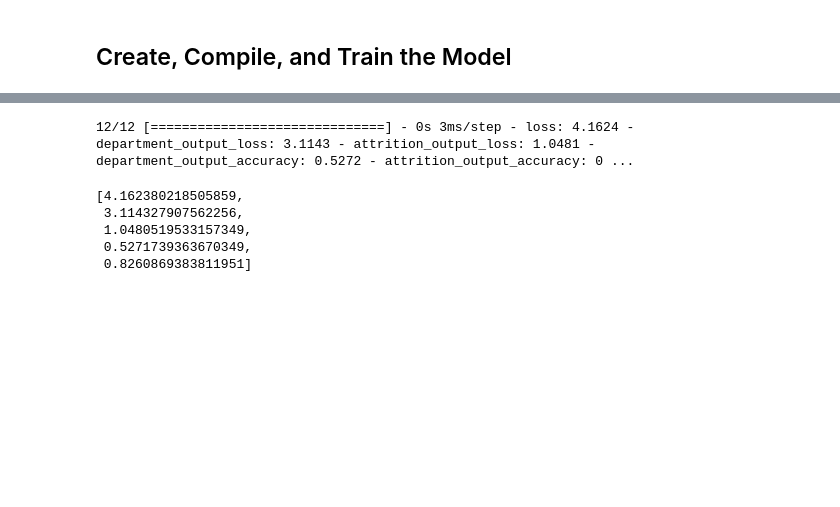
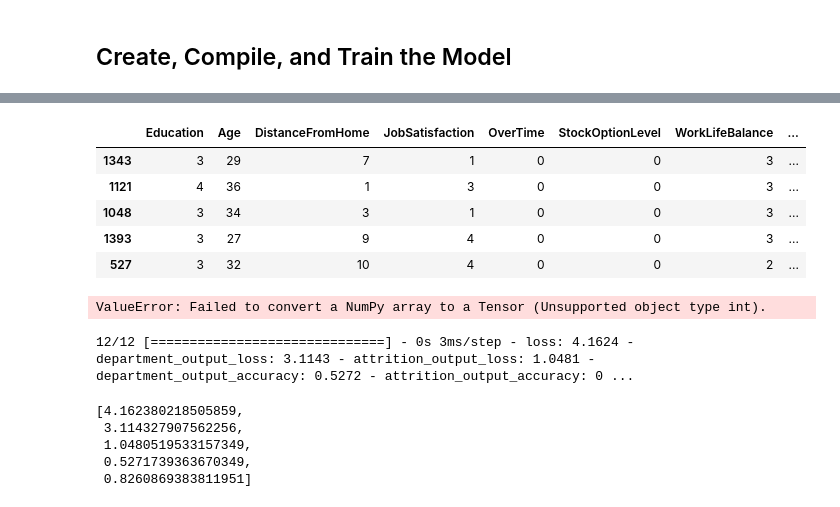
Before and after one commit to etimmons24/neural-network-challenge-2, a Jupyter notebook: attrition.ipynb, the cells around one changed output, grey strips where cells are left out. Drawn from its saved outputs; the diff is of its cells as text; code cells hidden in the pictures; blank space fills up the shorter version.

Commit message:
Added TensorFlow model code

```diff
--- a/attrition.ipynb
+++ b/attrition.ipynb
@@ -116,10 +116,16 @@ Name: count, dtype: int64
 scaler = StandardScaler()
 
 # Fit the StandardScaler to the training data
-scaler.fit(X_train, y_train)
+#scaler.fit(X_train, y_train)
 
 # Scale the training and testing data
-X_train_scaled = scaler.transform(X_train)
-X_test_scaled = scaler.transform(X_test)
-X_train_scaled
+X_train_scaled = scaler.fit_transform(X_train)
+X_test_scaled = scaler.fit_transform(X_test)
+overtime_columns = scaler.get_feature_names_out(['OverTime'])
+df_overtime_scaled = pd.DataFrame(X_train_scaled, columns=overtime_columns)
+X_df = pd.concat([X_df, df_overtime_scaled], axis=1)
+X_df = X_df.drop(['OverTime'], axis=1)
+X_df.head()
+
+#X_train_scaled
 # %% [output]
@@ -258,3 +253,23 @@ Epoch 100/100
+# %%
+X_train.head()
+# %% [output]
+|  | Education | Age | DistanceFromHome | JobSatisfaction | OverTime | StockOptionLevel | WorkLifeBalance | ... |
+| 1343 | 3 | 29 | 7 | 1 | 0 | 0 | 3 | ... |
+| 1121 | 4 | 36 | 1 | 3 | 0 | 0 | 3 | ... |
+| 1048 | 3 | 34 | 3 | 1 | 0 | 0 | 3 | ... |
+| 1393 | 3 | 27 | 9 | 4 | 0 | 0 | 3 | ... |
+| 527 | 3 | 32 | 10 | 4 | 0 | 0 | 2 | ... |
+# %%
+# Train the model
+model.fit(
+    X_df,
+    {'department_output': y_df['Department'], 'attrition_output': y_df['Attrition']},
+    epochs=10,
+    batch_size=32,
+    validation_split=0.2
+)
+# %% [output]
+ValueError: Failed to convert a NumPy array to a Tensor (Unsupported object type int).
 # %%
 # Evaluate the model with the testing data
 # %% [output]
```
Also changed, not shown: parts of 9 cells of this notebook.
